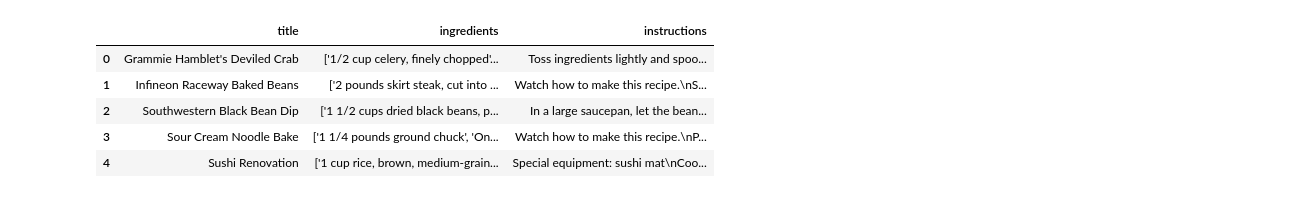
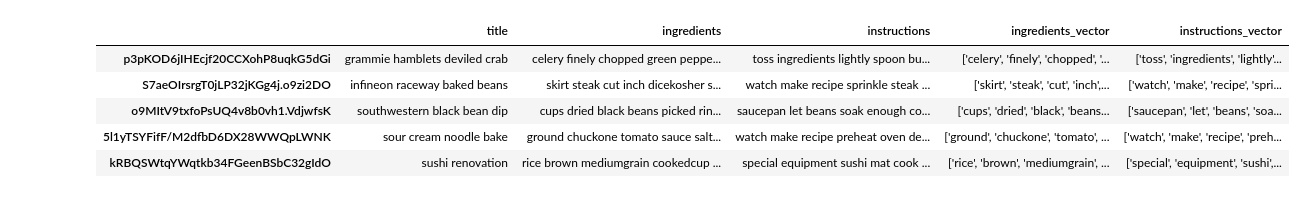
Before and after one commit to CJL89/Recipe_Generator, a Jupyter notebook: Recipe_Creator_Keras.ipynb, the cells around one changed output. Saved outputs shown, nothing was run; the diff lists cells and outputs as text; code cells hidden in the pictures.

Commit message:
Finished cleaning data

```diff
--- a/Recipe_Creator_Keras.ipynb
+++ b/Recipe_Creator_Keras.ipynb
@@ -32,12 +35,12 @@ plt.rcParams['figure.figsize'] = (10.0, 7.5)
 pd.set_option('display.max_columns', 100)
 pd.set_option('display.max_rows', 100)
 # %%
-df = pd.read_csv('data/df_clean.csv')
+df = pd.read_csv('data/strings/df_clean.csv', index_col=0)
 df.head()
 # %% [output]
-|  | title | ingredients | instructions |
-| 0 | Grammie Hamblet's Deviled Crab | ['1/2 cup celery, finely chopped'... | Toss ingredients lightly and spoo... |
-| 1 | Infineon Raceway Baked Beans | ['2 pounds skirt steak, cut into ... | Watch how to make this recipe.\nS... |
-| 2 | Southwestern Black Bean Dip | ['1 1/2 cups dried black beans, p... | In a large saucepan, let the bean... |
-| 3 | Sour Cream Noodle Bake | ['1 1/4 pounds ground chuck', 'On... | Watch how to make this recipe.\nP... |
-| 4 | Sushi Renovation | ['1 cup rice, brown, medium-grain... | Special equipment: sushi mat\nCoo... |
+|  | title | ingredients | instructions | ingredients_vector | instructions_vector |
+| p3pKOD6jIHEcjf20CCXohP8uqkG5dGi | grammie hamblets deviled crab | celery finely chopped green peppe... | toss ingredients lightly spoon bu... | ['celery', 'finely', 'chopped', '... | ['toss', 'ingredients', 'lightly'... |
+| S7aeOIrsrgT0jLP32jKGg4j.o9zi2DO | infineon raceway baked beans | skirt steak cut inch dicekosher s... | watch make recipe sprinkle steak ... | ['skirt', 'steak', 'cut', 'inch',... | ['watch', 'make', 'recipe', 'spri... |
+| o9MItV9txfoPsUQ4v8b0vh1.VdjwfsK | southwestern black bean dip | cups dried black beans picked rin... | saucepan let beans soak enough co... | ['cups', 'dried', 'black', 'beans... | ['saucepan', 'let', 'beans', 'soa... |
+| 5l1yTSYFifF/M2dfbD6DX28WWQpLWNK | sour cream noodle bake | ground chuckone tomato sauce salt... | watch make recipe preheat oven de... | ['ground', 'chuckone', 'tomato', ... | ['watch', 'make', 'recipe', 'preh... |
+| kRBQSWtqYWqtkb34FGeenBSbC32gIdO | sushi renovation | rice brown mediumgrain cookedcup ... | special equipment sushi mat cook ... | ['rice', 'brown', 'mediumgrain', ... | ['special', 'equipment', 'sushi',... |
```
Also changed, not shown: parts of 8 cells of this notebook, 1 other file.
